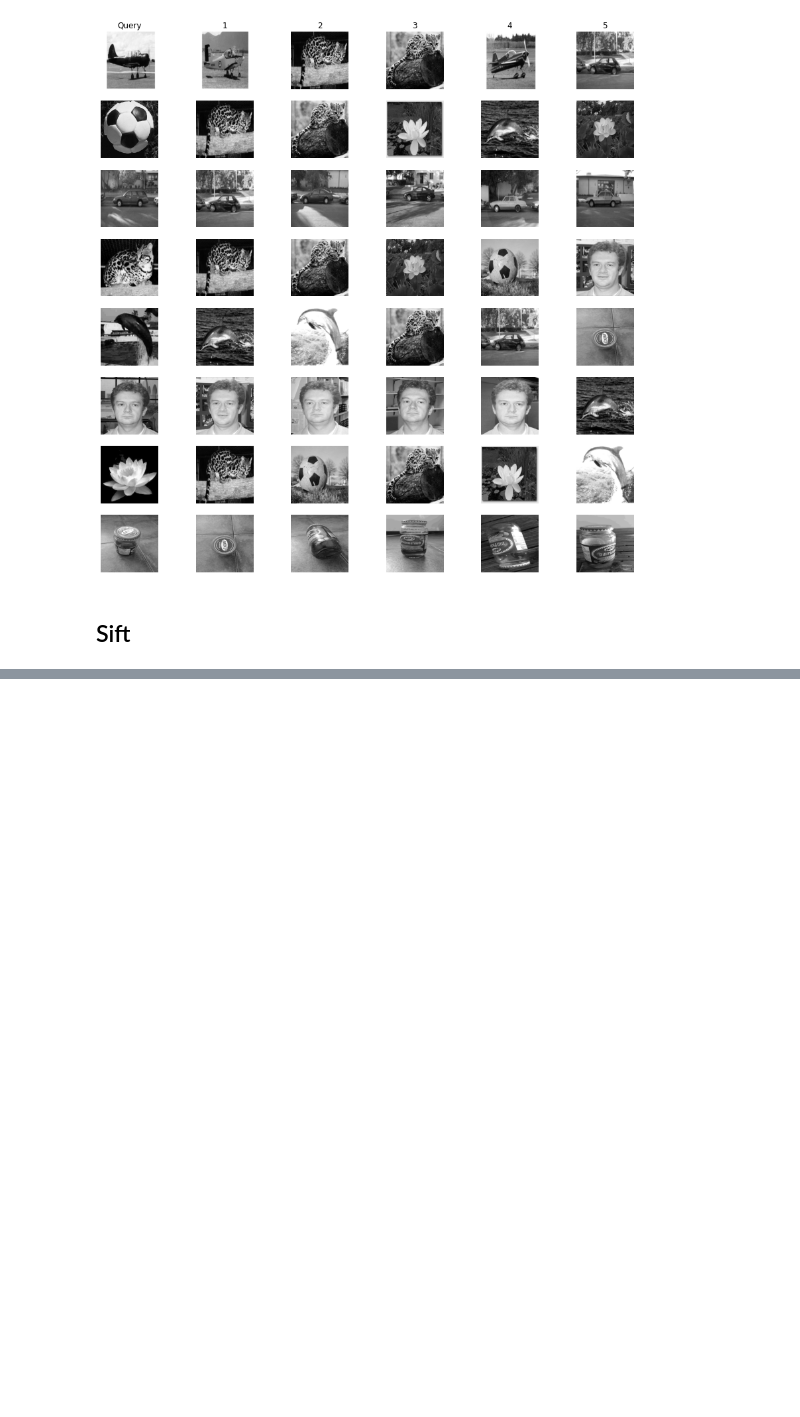
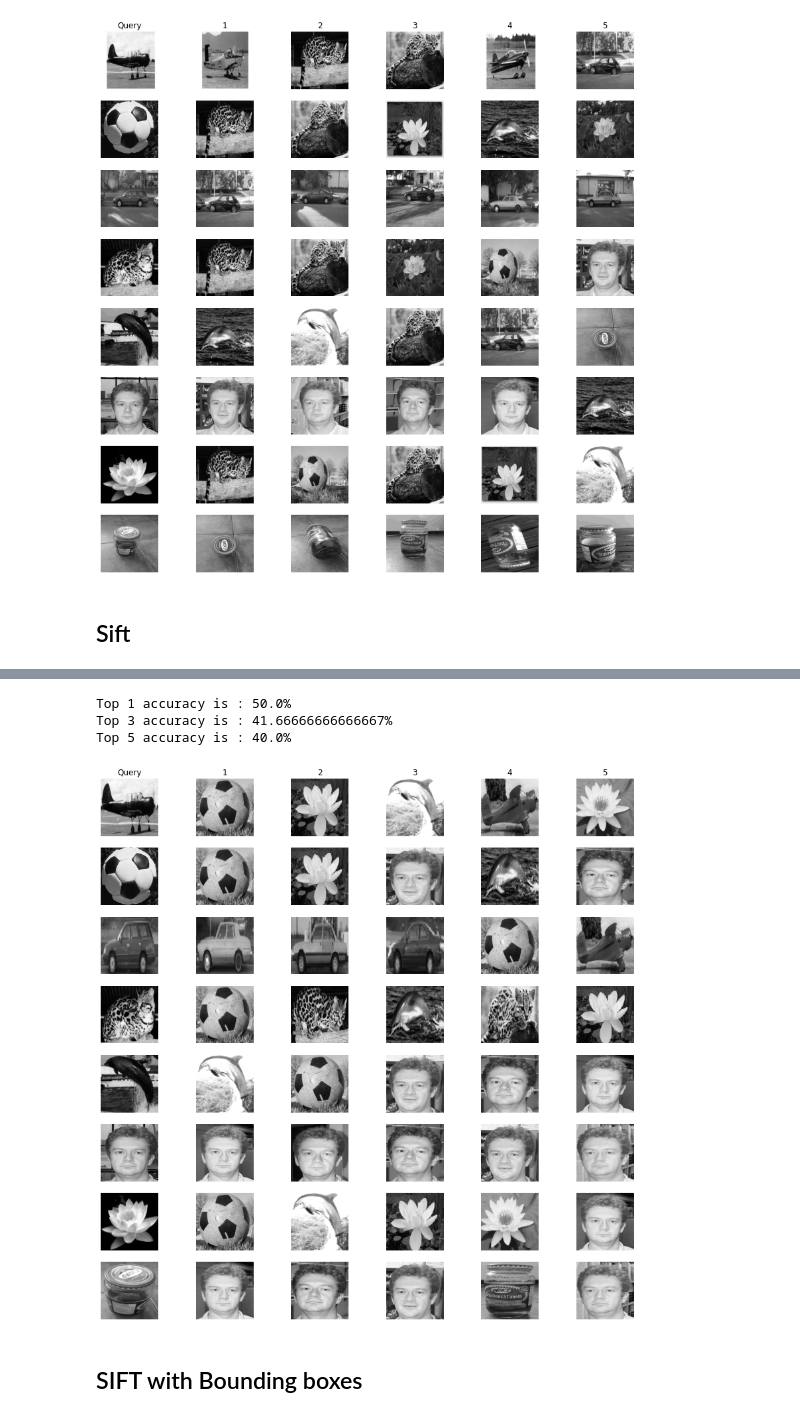
Before and after one commit to savoiepe/labs_computer_vision, a Jupyter notebook: TP1/TP1_code.ipynb, the cells around one changed output, grey strips where cells are left out. Drawn from its saved outputs; the diff is of its cells as text; code cells hidden in the pictures; blank space fills up the shorter version.

```diff
--- a/TP1/TP1_code.ipynb
+++ b/TP1/TP1_code.ipynb
@@ -229,0 +291,43 @@ for current_row in range(8):
+# %%
+file_names = os.listdir('./data/database_cropped/')
+images_cropped = [ read_image('./data/database_cropped/'+str(path), resize=True) for path in file_names ]
+# %%
+hog = cv2.HOGDescriptor()
+# %%
+hogs_cropped = [ hog.compute(im) for im in images_cropped ]
+# %%
+top1, top3, top5, sorted_images_all, query_all, _ = calculate_accuracy_hog(hogs_cropped, euclidean_distance, cropped=True)
+# %%
+print("Top 1 accuracy is : " + str(top1*100) + "%")
+print("Top 3 accuracy is : " + str(top3*100) + "%")
+print("Top 5 accuracy is : " + str(top5*100) + "%")
+# %% [output]
+Top 1 accuracy is : 50.0%
+Top 3 accuracy is : 41.66666666666667%
+Top 5 accuracy is : 40.0%
+# %%
+fig = plt.figure(figsize=[15, 15])
+rows = 8
+columns = 6
+current_subplot = 0
+
+for current_row in range(8):
+    current_subplot += 1
+    fig.add_subplot(rows, columns, current_subplot)
+    plt.imshow(query_all[current_row], cmap='gray')
+    plt.axis("off")
+    if current_row == 0 :
+        plt.title("Query")
+
+    for i in range(5):
+        current_subplot += 1
+        fig.add_subplot(rows, columns, current_subplot)
+        plt.imshow(images_cropped[sorted_images_all[current_row][i]], cmap='gray')
+        plt.axis("off")
+
+        if current_row == 0 :
+            plt.title(i+1)
+# %% [output]
+[figure, added]
+# %% [markdown]
+## SIFT with Bounding boxes
```
Also changed, not shown: parts of 50 cells of this notebook, 48 other files.
